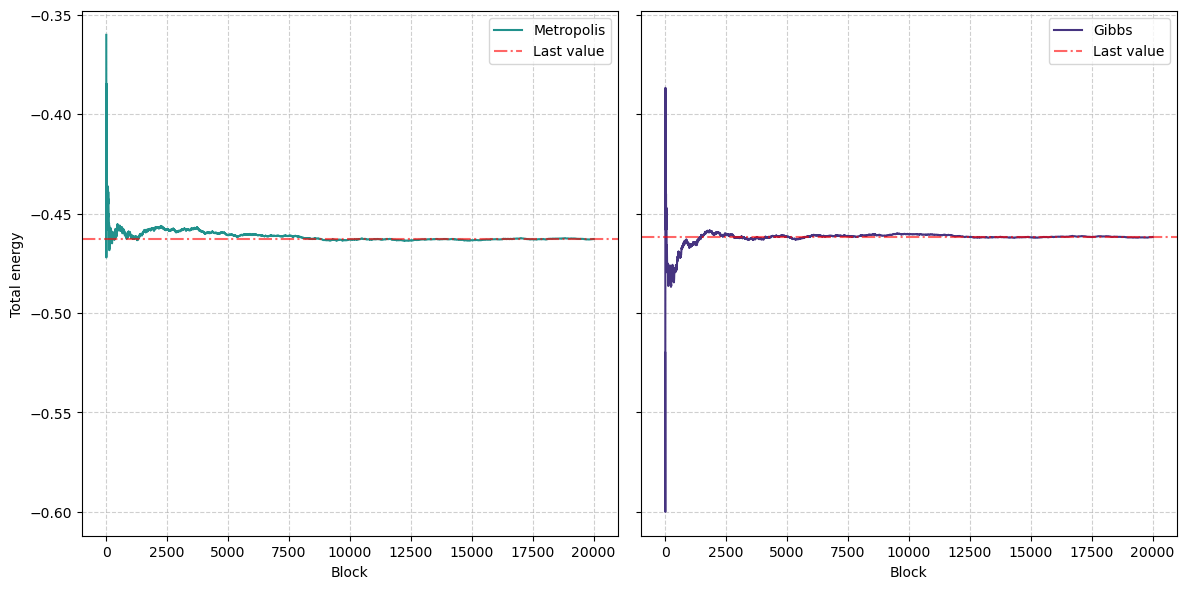
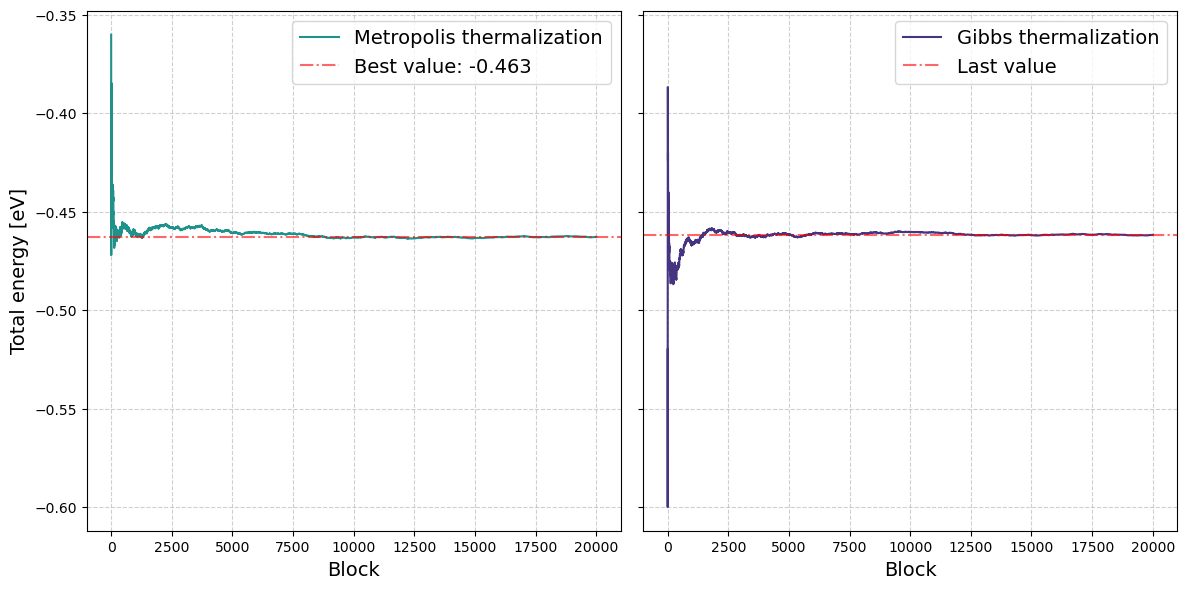
Unified diff of the notebook cell whose output changed from the first chart to the second:
--- before
+++ after
@@ -1,4 +1,4 @@
-data_tot_metro = np.loadtxt('OUTPUT/EQUILIBRATION/METROPOLIS/total_energy.dat', skiprows=1)
-data_tot_gibbs = np.loadtxt('OUTPUT/EQUILIBRATION/GIBBS/total_energy.dat', skiprows=1)
+data_tot_metro = np.loadtxt('../Data_large/Equilibration/total_energy_Metropolis.dat', skiprows=1)
+data_tot_gibbs = np.loadtxt('../Data_large/Equilibration/total_energy_Gibbs.dat', skiprows=1)
 data_tot_metro = data_tot_metro[:20000]
 data_tot_gibbs = data_tot_gibbs[:20000]
@@ -16,16 +16,16 @@
 fig, axs = plt.subplots(1, 2, figsize=(12,6), sharey=True)
 
-axs[0].plot(blocks_m, ave_m, color=c_metro, label='Metropolis')
-axs[0].axhline(ave_m[-1], linestyle='-.', color='red', alpha=0.6, label='Last value')
-axs[0].set_xlabel('Block')
-axs[0].set_ylabel('Total energy')
+axs[0].plot(blocks_m, ave_m, color=c_metro, label='Metropolis thermalization')
+axs[0].axhline(ave_m[-1], linestyle='-.', color='red', alpha=0.6, label=rf'Best value: {ave_m[-1]:.3f}')
+axs[0].set_xlabel('Block', fontsize=14)
+axs[0].set_ylabel('Total energy [eV]', fontsize=14)
 axs[0].grid(True, linestyle='--', alpha=0.6)
-axs[0].legend()
+axs[0].legend(fontsize=14)
 
-axs[1].plot(blocks_g, ave_g, color=c_gibbs, label='Gibbs')
+axs[1].plot(blocks_g, ave_g, color=c_gibbs, label='Gibbs thermalization')
 axs[1].axhline(ave_g[-1], linestyle='-.', color='red', alpha=0.6, label='Last value')
-axs[1].set_xlabel('Block')
+axs[1].set_xlabel('Block', fontsize=14)
 axs[1].grid(True, linestyle='--', alpha=0.6)
-axs[1].legend()
+axs[1].legend(fontsize=14)
 
 plt.tight_layout()

Commit: Add files via upload